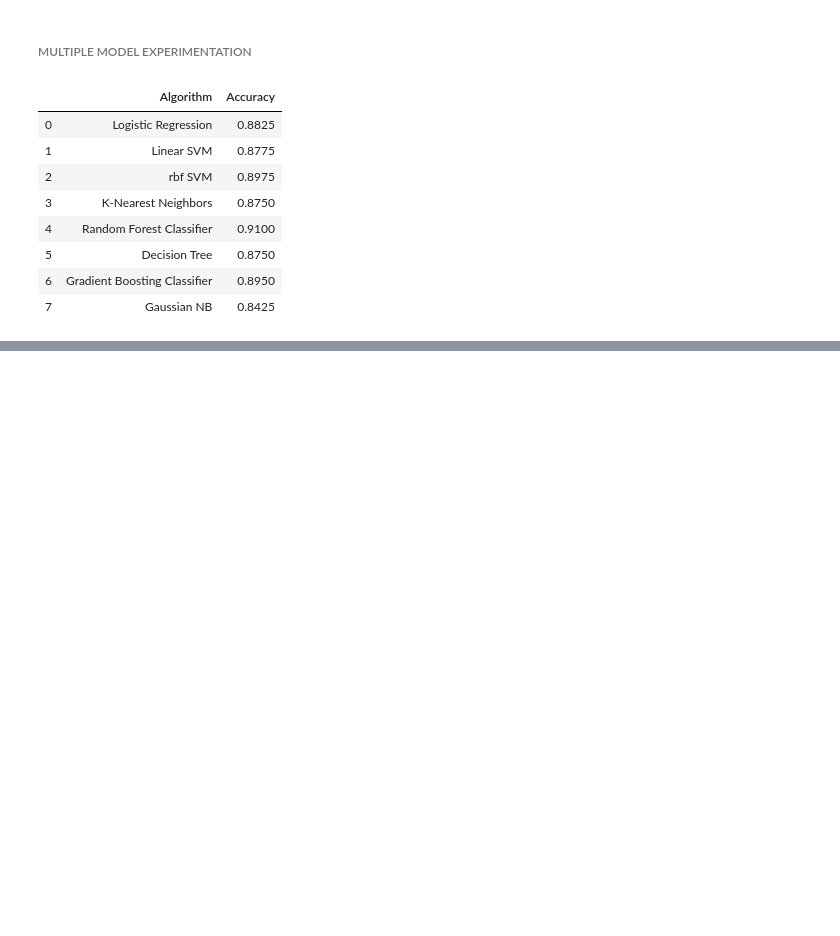
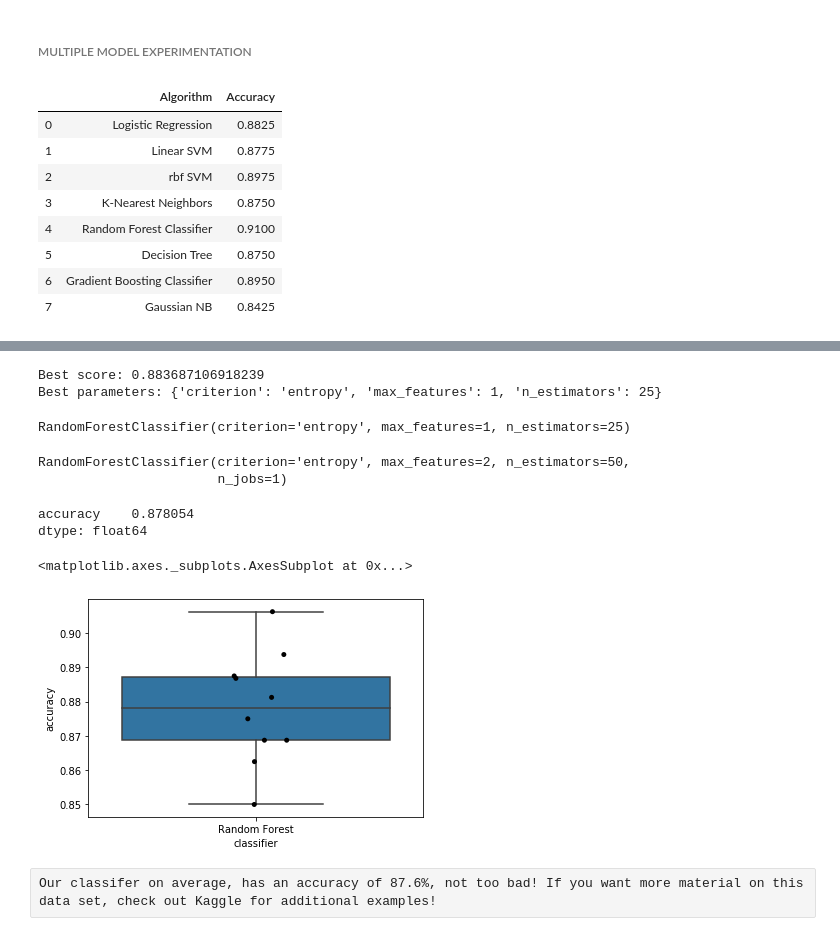
Before and after one commit to yash0422/MultipleModelTesting, a Jupyter notebook: MultipleModel_002/MultipleModel_WineDataset.ipynb, the cells around one changed output, grey strips where cells are left out. Cells and saved outputs as stored; diff of their text form; code cells hidden in the pictures; blank space fills up the shorter version.

```diff
--- a/MultipleModel_002/MultipleModel_WineDataset.ipynb
+++ b/MultipleModel_002/MultipleModel_WineDataset.ipynb
@@ -364,0 +369,63 @@ Algorithm	Accuracy
+# %%
+random_forest_classifier = RandomForestClassifier()
+
+# Setting up the parameters for our grid search. You can check out what each of these parameters mean on the Scikit webiste!
+# http://scikit-learn.org/stable/modules/generated/sklearn.ensemble.RandomForestClassifier.html
+parameter_grid = {'n_estimators': [10, 25, 50, 100, 200],
+                  'max_features': ['auto', 'sqrt', 'log2'],
+                  'criterion': ['gini', 'entropy'],
+                  'max_features': [1, 2, 3, 4]}
+
+# Stratified K-Folds cross-validator allows us mix up the given test/train data per run
+# with k-folds each test set should not overlap across all shuffles.
+# This allows us to ultimately have "more" test data for our model
+cross_validation = StratifiedKFold(n_splits = 10)
+
+# Running the grid search function with our random_forest_classifer,
+# our parameter grid defineda bove, and our cross validation method
+grid_search = GridSearchCV(random_forest_classifier,
+                           param_grid = parameter_grid,
+                           cv = cross_validation)
+
+# Using the defined grid search above, we're going to test it out on our data set
+grid_search.fit(all_inputs, all_labels)
+
+# Printing the best scores, parameters, and estimator for our Random Forest classifer
+print('Best score: {}'.format(grid_search.best_score_))
+print('Best parameters: {}'.format(grid_search.best_params_))
+
+grid_search.best_estimator_
+# %% [output]
+Best score: 0.883687106918239
+Best parameters: {'criterion': 'entropy', 'max_features': 1, 'n_estimators': 25}
+RandomForestClassifier(criterion='entropy', max_features=1, n_estimators=25)
+# %%
+RandomForestClassifier(bootstrap = True, class_weight = None, criterion = 'entropy',
+                       max_depth = None, max_features = 2, max_leaf_nodes = None,
+                       min_impurity_decrease = 0.0, min_impurity_split = None,
+                       min_samples_leaf = 1, min_samples_split = 2,
+                       min_weight_fraction_leaf = 0.0, n_estimators = 50, n_jobs = 1,
+                       oob_score = False, random_state = None, verbose = 0,
+                       warm_start = False)
+# %% [output]
+RandomForestClassifier(criterion='entropy', max_features=2, n_estimators=50,
+                       n_jobs=1)
+# %%
+#Now we can take the best classifier from the Grid Search and use that for our classifer
+random_forest_classifier = grid_search.best_estimator_
+
+rf_df = pd.DataFrame({'accuracy': cross_val_score(random_forest_classifier, all_inputs, all_labels, cv = 10),
+                      'classifier': ['Random Forest'] * 10})
+rf_df.mean()
+# %% [output]
+accuracy    0.878054
+dtype: float64
+# %%
+# Plotting our accuracy results!!
+sb.boxplot(x = 'classifier', y = 'accuracy', data = rf_df)
+sb.stripplot(x = 'classifier', y = 'accuracy', data = rf_df, jitter = True, color = 'black')
+# %% [output]
+<matplotlib.axes._subplots.AxesSubplot at 0x...>
+[figure, added]
+# %% [raw]
+Our classifer on average, has an accuracy of 87.6%, not too bad! If you want more material on this data set, check out Kaggle for additional examples!
```
Also changed, not shown: parts of 3 cells of this notebook.
